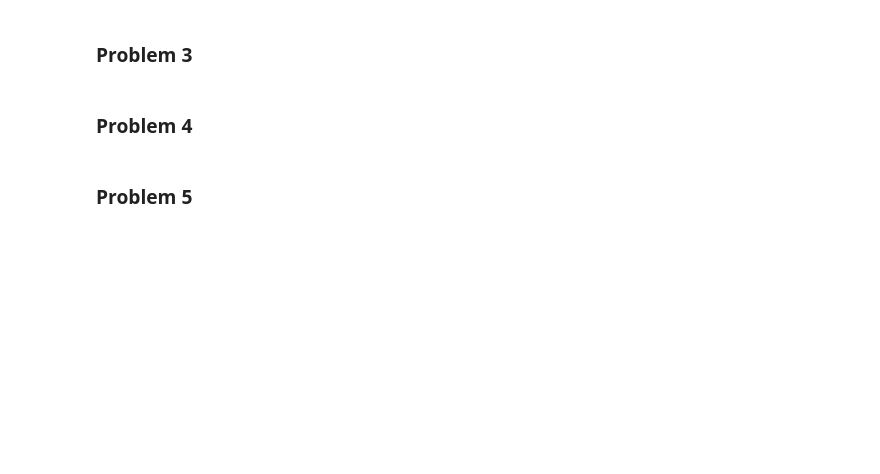
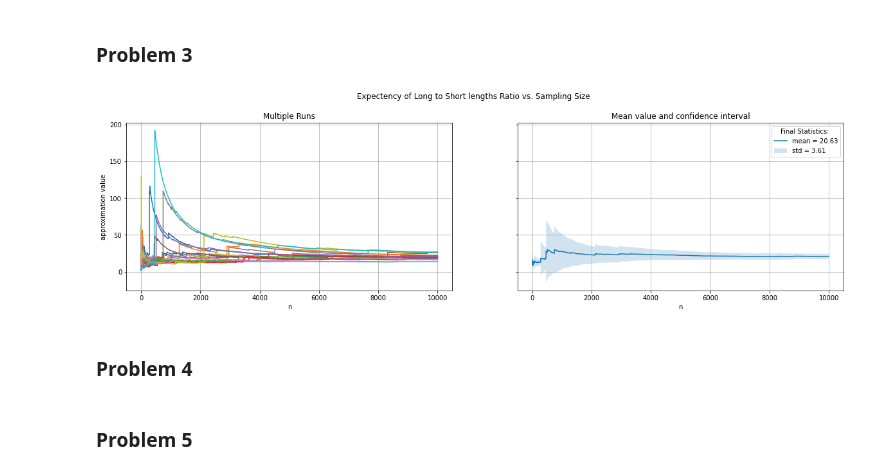
Before and after one commit to MohsenGhodrati/Homeworks, a Jupyter notebook: Applied Stochastic Processes - Spring 2022.ipynb, the cells around one changed output. Cells and saved outputs as stored; diff of their text form; code cells hidden in the pictures; blank space fills up the shorter version.

```diff
--- a/Applied Stochastic Processes - Spring 2022.ipynb
+++ b/Applied Stochastic Processes - Spring 2022.ipynb
@@ -67,5 +68,46 @@ np.zeros()
 # %% [markdown]
 ### Problem 3
+# %%
+n = 10000
+T = 20
+
+fig, axs = plt.subplots(nrows=1, ncols=2, figsize=(20, 5), sharey='all')
+results = pd.DataFrame()
+
+for t in range(T):
+    R = np.zeros(n)
+    X = np.random.rand(n).reshape(-1, 1)
+    Y = np.concatenate([X, 1-X], axis=1)
+    R = Y.max(axis=1) / Y.min(axis=1)
+    Exp_R = np.cumsum(R) / np.arange(1, n+1)
+    axs[0].plot(range(1, n+1), Exp_R, label=str(t+1))
+    results[t] = Exp_R
+
+fig.subplots_adjust(top=0.85)
+fig.suptitle('Expectency of Long to Short lengths Ratio vs. Sampling Size')
+
+axs[0].set_title("Multiple Runs")
+axs[0].set_xlabel("n")
+axs[0].set_ylabel("approximation value")
+axs[0].grid()
+
+results_mean, results_std = results.mean(axis=1), results.std(axis=1)
+axs[1].set_title("Mean value and confidence interval")
+axs[1].set_xlabel("n")
+axs[1].plot(range(1, n+1), results_mean, label=f"mean = {results_mean.values[-1]:.2f}")
+axs[1].fill_between(
+    range(1, n+1),
+    results_mean - results_std,
+    results_mean + results_std,
+    alpha=0.2,
+    label=f"std = {results_std.values[-1]:.2f}"
+)
+axs[1].grid()
+axs[1].legend(title='Final Statistics: ')
+
+plt.show()
+# %% [output]
+[figure, added]
 # %% [markdown]
 ### Problem 4
 # %% [markdown]
```
Also changed, not shown: parts of 4 cells of this notebook.
